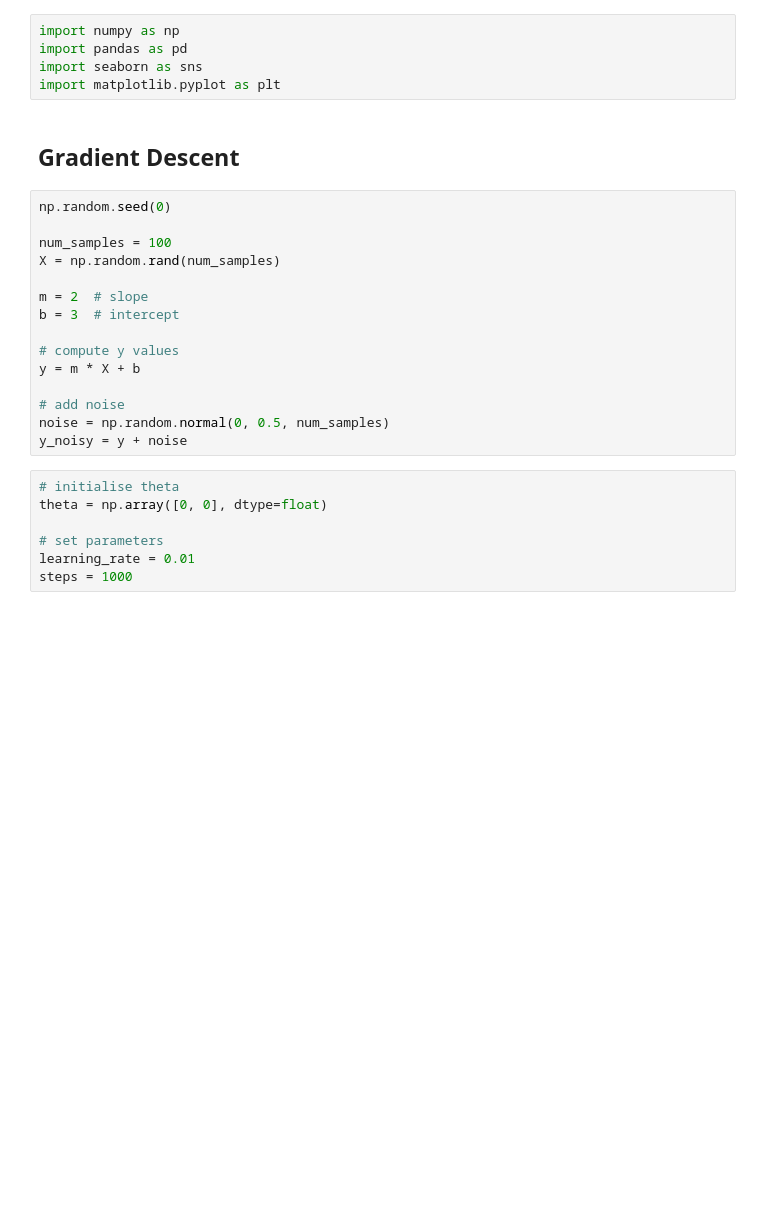
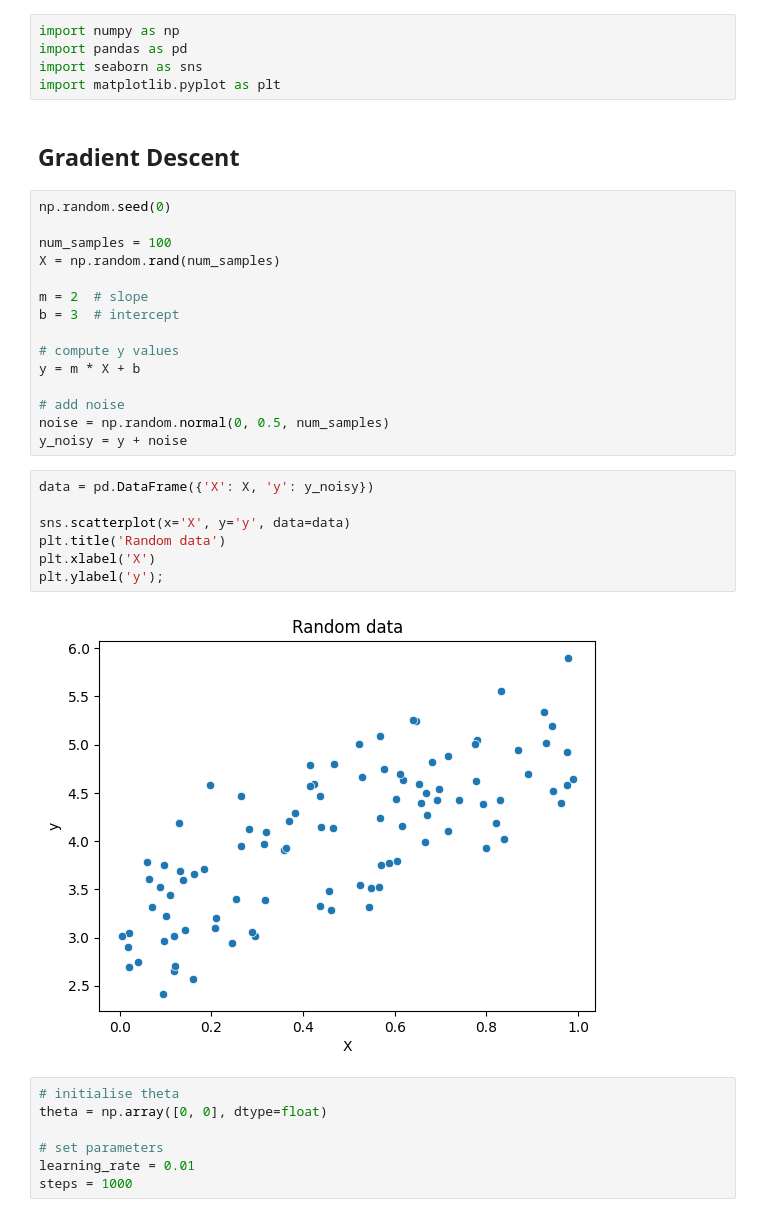
Before and after one commit to boemer00/deep_learning, a Jupyter notebook: reinforcement-learning/01_warmup.ipynb, the cells around one changed output. Saved outputs shown, nothing was run; the diff lists cells and outputs as text; blank space fills up the shorter version.

```diff
--- a/reinforcement-learning/01_warmup.ipynb
+++ b/reinforcement-learning/01_warmup.ipynb
@@ -20,6 +20,15 @@ y = m * X + b
 # add noise
 noise = np.random.normal(0, 0.5, num_samples)
 y_noisy = y + noise
+# %%
+data = pd.DataFrame({'X': X, 'y': y_noisy})
+
+sns.scatterplot(x='X', y='y', data=data)
+plt.title('Random data')
+plt.xlabel('X')
+plt.ylabel('y');
+# %% [output]
+[figure, added]
 # %%
 # initialise theta
 theta = np.array([0, 0], dtype=float)
```
Also changed, not shown: parts of 3 cells of this notebook.
